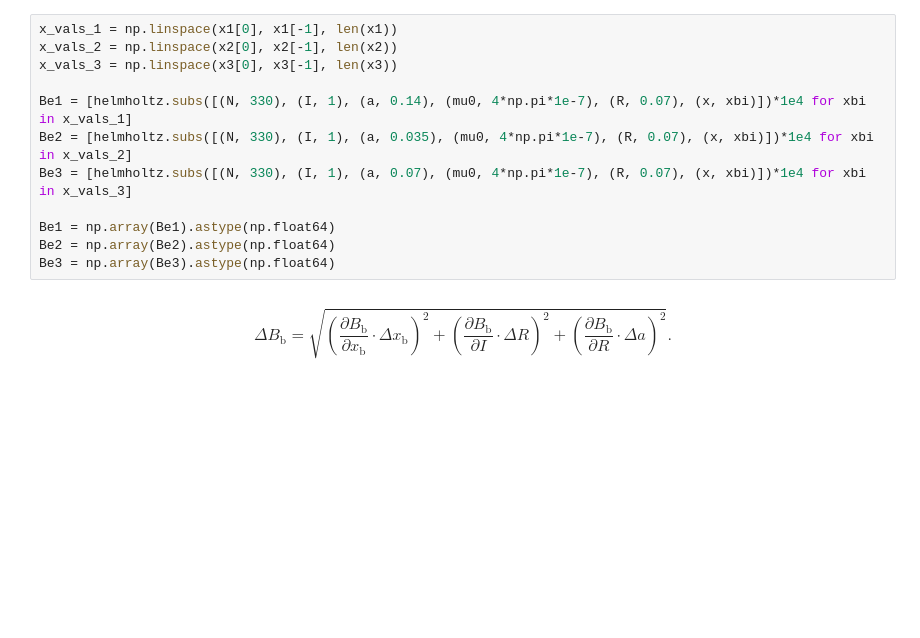
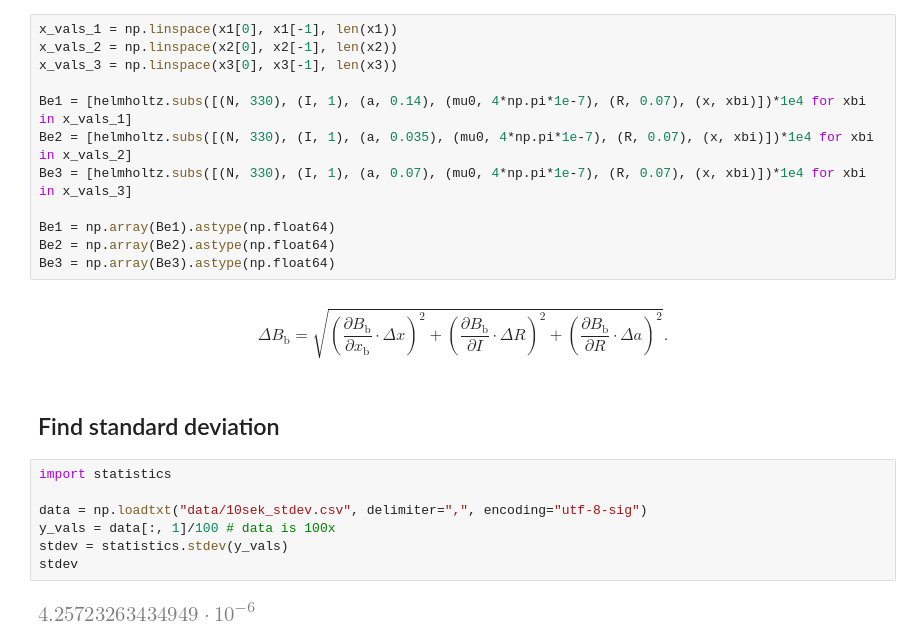
Before and after one commit to nikolaiborbe/uni, a Jupyter notebook: ElMag/lab1/Usikkerhetsanalyse.ipynb, the cells around one changed output. Drawn from its saved outputs; the diff is of its cells as text; blank space fills up the shorter version.

Commit message:
done some plotting with uncertanty

```diff
--- a/ElMag/lab1/Usikkerhetsanalyse.ipynb
+++ b/ElMag/lab1/Usikkerhetsanalyse.ipynb
@@ -48,7 +51,18 @@ Be2 = np.array(Be2).astype(np.float64)
 Be3 = np.array(Be3).astype(np.float64)
 # %% [markdown]
 $$
-\Delta B_\mathrm{b} = \sqrt{\left(\frac{\partial B_\mathrm{b}}{\partial x_\mathrm{b}} \cdot \Delta x_\mathrm{b}\right)^2
+\Delta B_\mathrm{b} = \sqrt{\left(\frac{\partial B_\mathrm{b}}{\partial x_\mathrm{b}} \cdot \Delta x\right)^2
 + \left(\frac{\partial B_\mathrm{b}}{\partial I} \cdot \Delta R\right)^2
 + \left(\frac{\partial B_\mathrm{b}}{\partial R} \cdot \Delta a\right)^2}.
 $$
+# %% [markdown]
+## Find standard deviation
+# %%
+import statistics
+
+data = np.loadtxt("data/10sek_stdev.csv", delimiter=",", encoding="utf-8-sig")
+y_vals = data[:, 1]/100 # data is 100x
+stdev = statistics.stdev(y_vals)
+stdev
+# %% [output]
+[figure, added]
```
Also changed, not shown: parts of 6 cells of this notebook, 1 other file.
